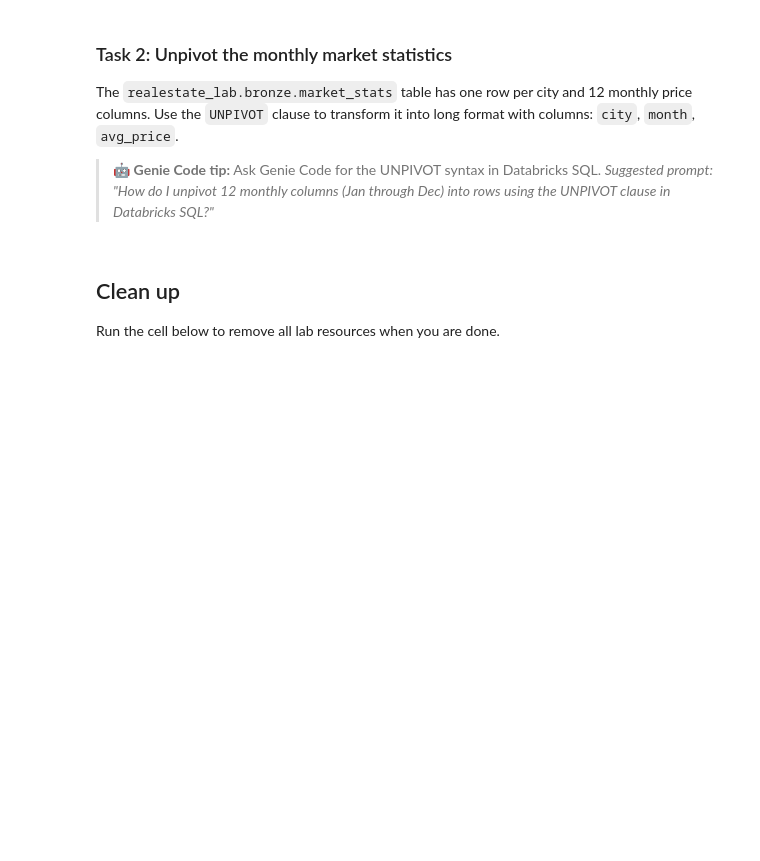
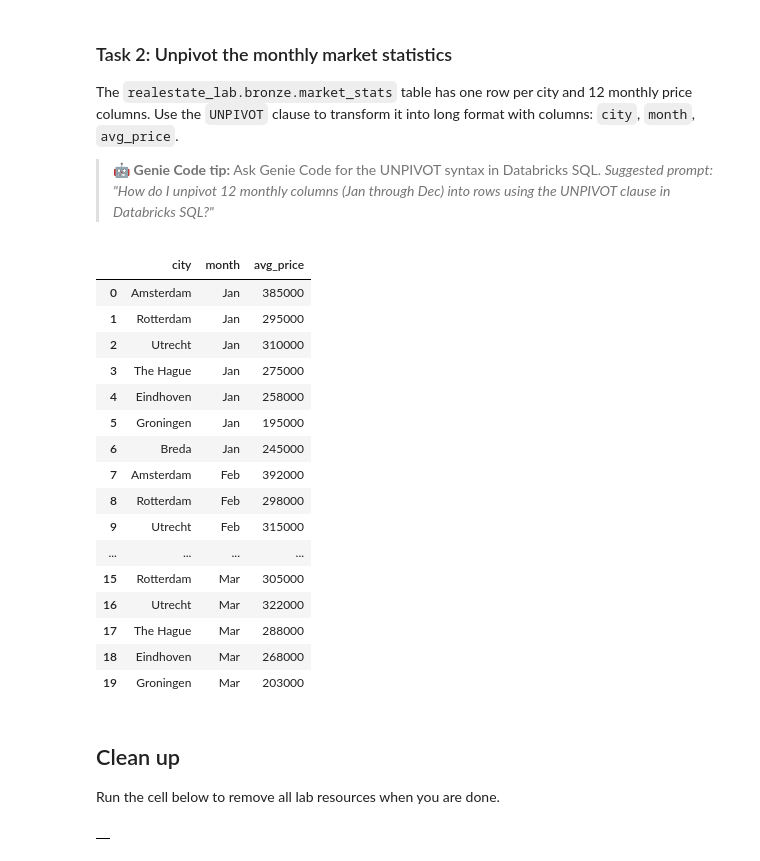
Before and after one commit to GeraldMonticelli/databricks-dp750, a Jupyter notebook: src/notebooks/08-cleanse-transform-load-data-into-unity-catalog.ipynb, the cells around one changed output. Drawn from its saved outputs; the diff is of its cells as text; code cells hidden in the pictures; blank space fills up the shorter version.

```diff
--- a/src/notebooks/08-cleanse-transform-load-data-into-unity-catalog.ipynb
+++ b/src/notebooks/08-cleanse-transform-load-data-into-unity-catalog.ipynb
@@ -527,7 +548,29 @@ The `realestate_lab.bronze.market_stats` table has one row per city and 12 month
 # %%
 %sql
 -- Task 2: Unpivot the 12 monthly columns into rows
 -- Expected columns: city, month, avg_price
+
+select city, month, avg_price
+from realestate_lab.bronze.market_stats
+unpivot (avg_price for month in (Jan, Feb, Mar, Apr, May, Jun, Jul, Aug, Sep, Oct, Nov, Dec))
+# %% [output]
+|  | city | month | avg_price |
+| 0 | Amsterdam | Jan | 385000 |
+| 1 | Rotterdam | Jan | 295000 |
+| 2 | Utrecht | Jan | 310000 |
+| 3 | The Hague | Jan | 275000 |
+| 4 | Eindhoven | Jan | 258000 |
+| 5 | Groningen | Jan | 195000 |
+| 6 | Breda | Jan | 245000 |
+| 7 | Amsterdam | Feb | 392000 |
+| 8 | Rotterdam | Feb | 298000 |
+| 9 | Utrecht | Feb | 315000 |
+| ... | ... | ... | ... |
+| 15 | Rotterdam | Mar | 305000 |
+| 16 | Utrecht | Mar | 322000 |
+| 17 | The Hague | Mar | 288000 |
+| 18 | Eindhoven | Mar | 268000 |
+| 19 | Groningen | Mar | 203000 |
 # %% [markdown]
 ## Clean up
 
@@ -535,4 +578,6 @@ Run the cell below to remove all lab resources when you are done.
 # %%
 %sql
 -- Uncomment and run to remove all lab resources when you are done
--- DROP CATALOG IF EXISTS realestate_lab CASCADE;
+ DROP CATALOG IF EXISTS realestate_lab CASCADE;
+# %% [output]
+|  |
```
Also changed, not shown: parts of 3 cells of this notebook.
